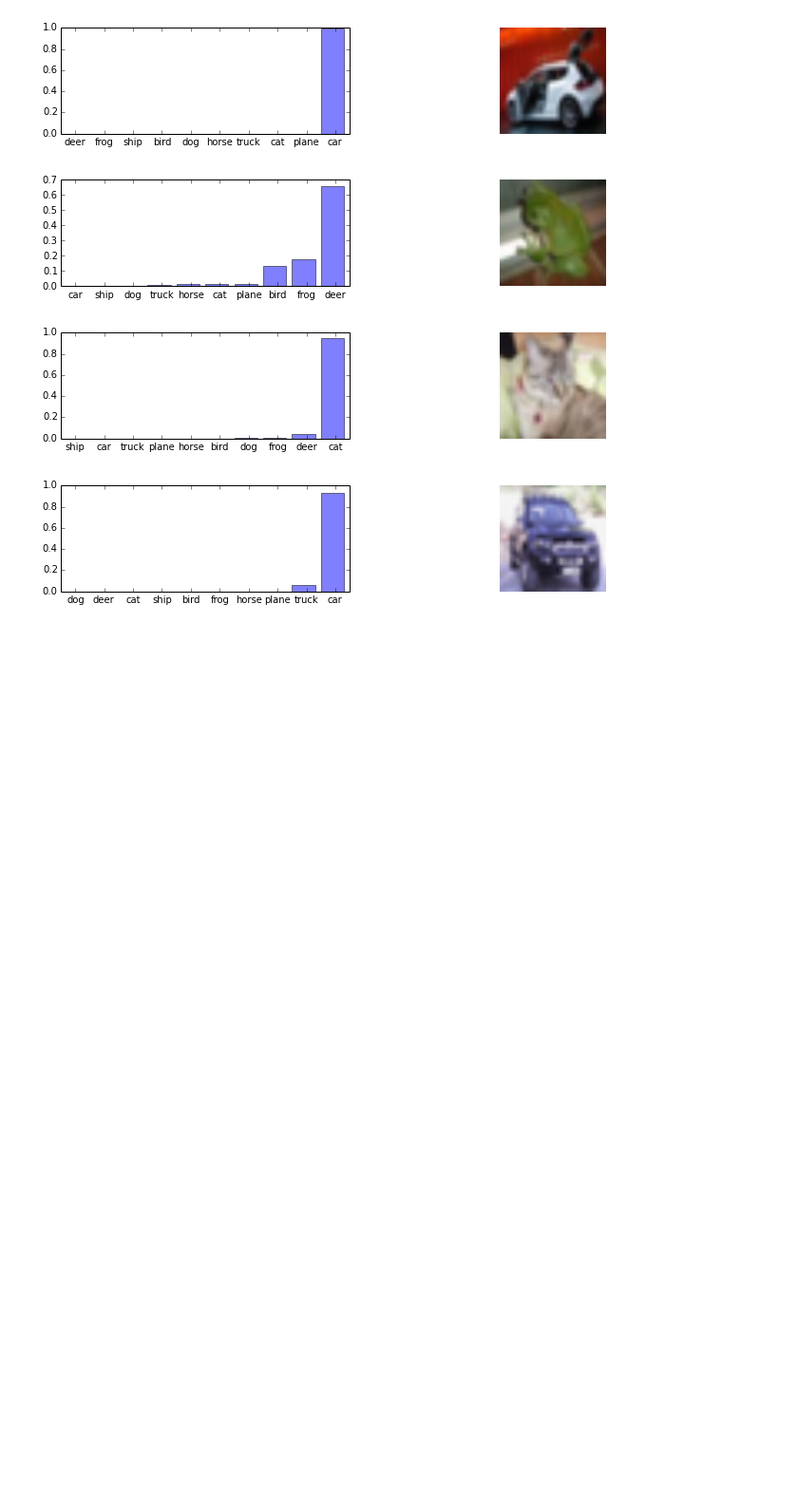
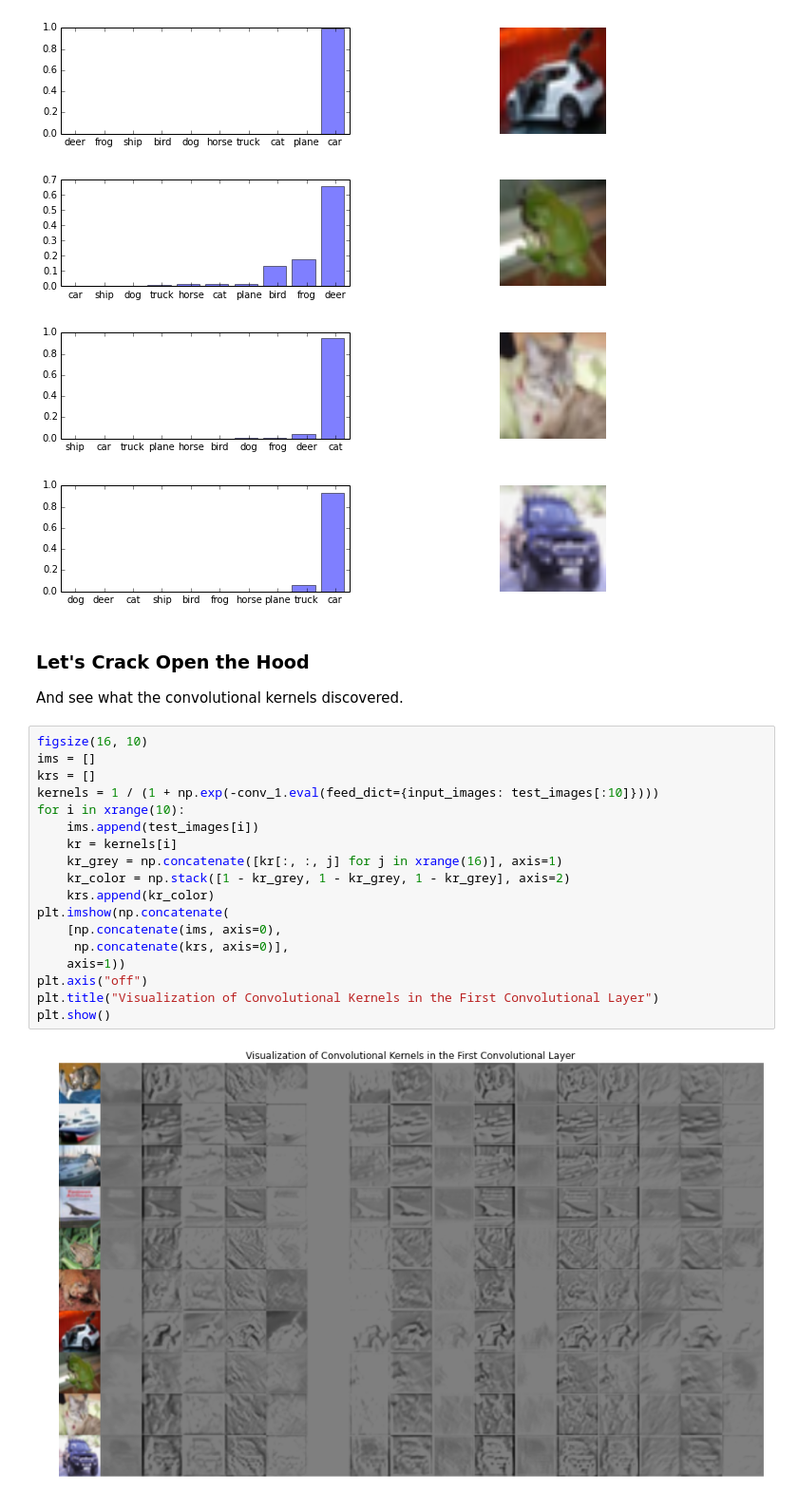
Before and after one commit to jeffschecter/sandbox, a Jupyter notebook: deep_learning_intro.ipynb, the cells around one changed output. Shown at 95% size. Drawn from its saved outputs; the diff is of its cells as text; blank space fills up the shorter version.

Commit message:
conv kernel viz

```diff
--- a/deep_learning_intro.ipynb
+++ b/deep_learning_intro.ipynb
@@ -738,3 +738,27 @@ for i in xrange(10):
 [figure]
 [figure]
 [figure]
+# %% [markdown]
+### Let's Crack Open the Hood
+
+And see what the convolutional kernels discovered.
+# %%
+figsize(16, 10)
+ims = []
+krs = []
+kernels = 1 / (1 + np.exp(-conv_1.eval(feed_dict={input_images: test_images[:10]})))
+for i in xrange(10):
+    ims.append(test_images[i])
+    kr = kernels[i]
+    kr_grey = np.concatenate([kr[:, :, j] for j in xrange(16)], axis=1)
+    kr_color = np.stack([1 - kr_grey, 1 - kr_grey, 1 - kr_grey], axis=2)
+    krs.append(kr_color)
+plt.imshow(np.concatenate(
+    [np.concatenate(ims, axis=0),
+     np.concatenate(krs, axis=0)],
+    axis=1))
+plt.axis("off")
+plt.title("Visualization of Convolutional Kernels in the First Convolutional Layer")
+plt.show()
+# %% [output]
+[figure, added]
```
Also changed, not shown: parts of 3 cells of this notebook.
